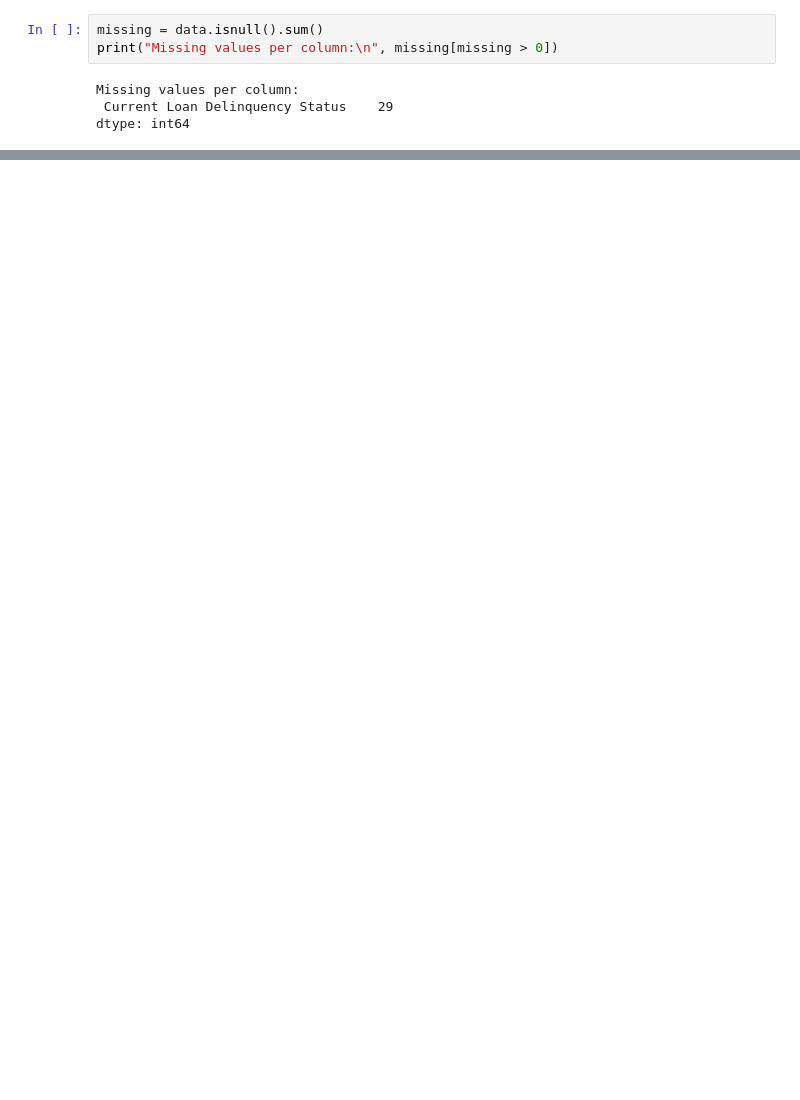
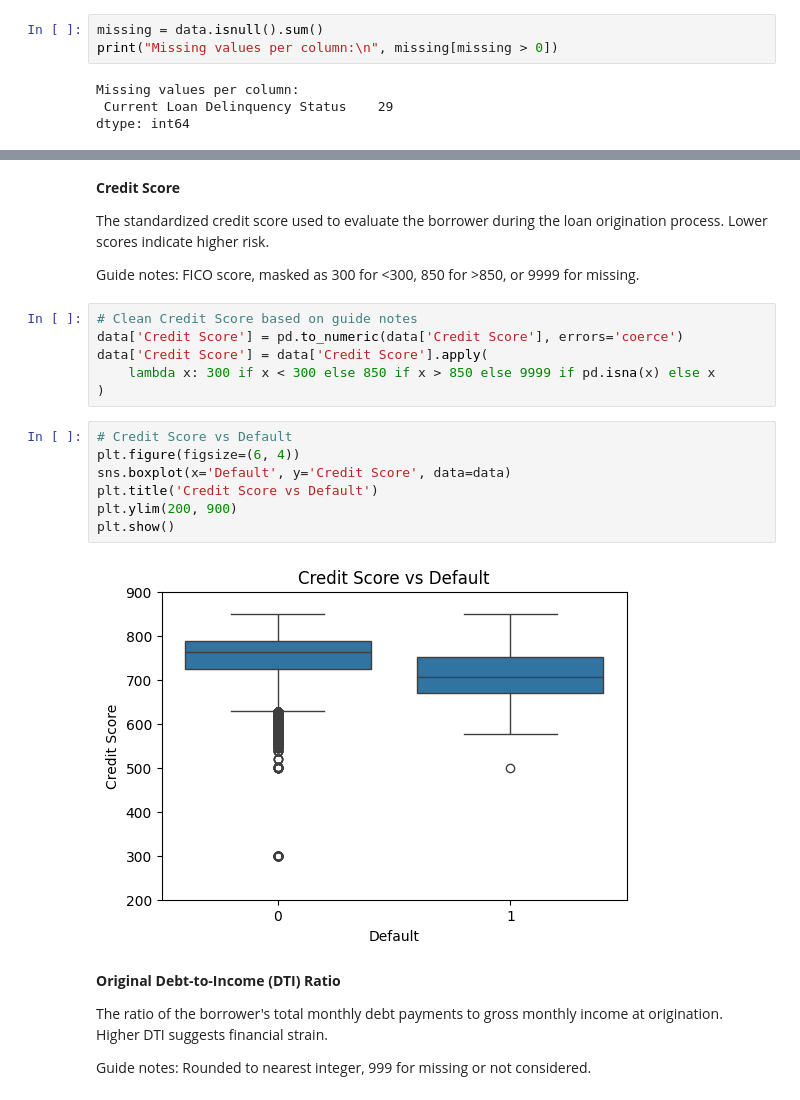
Before and after one commit to divija-rao/MBS_RiskManagement, a Jupyter notebook: regression_eda.ipynb, the cells around one changed output, grey strips where cells are left out. Saved outputs shown, nothing was run; the diff lists cells and outputs as text; blank space fills up the shorter version.

```diff
--- a/regression_eda.ipynb
+++ b/regression_eda.ipynb
@@ -55,0 +78,27 @@ dtype: int64
+# %% [markdown]
+**Credit Score**
+
+The standardized credit score used to evaluate the borrower during the loan origination process. Lower scores indicate higher risk.
+
+Guide notes: FICO score, masked as 300 for <300, 850 for >850, or 9999 for missing.
+# %%
+# Clean Credit Score based on guide notes
+data['Credit Score'] = pd.to_numeric(data['Credit Score'], errors='coerce')
+data['Credit Score'] = data['Credit Score'].apply(
+    lambda x: 300 if x < 300 else 850 if x > 850 else 9999 if pd.isna(x) else x
+)
+# %%
+# Credit Score vs Default
+plt.figure(figsize=(6, 4))
+sns.boxplot(x='Default', y='Credit Score', data=data)
+plt.title('Credit Score vs Default')
+plt.ylim(200, 900)
+plt.show()
+# %% [output]
+[figure, added]
+# %% [markdown]
+**Original Debt-to-Income (DTI) Ratio**
+
+The ratio of the borrower's total monthly debt payments to gross monthly income at origination. Higher DTI suggests financial strain.
+
+Guide notes: Rounded to nearest integer, 999 for missing or not considered.
```
Also changed, not shown: parts of 39 cells of this notebook.
